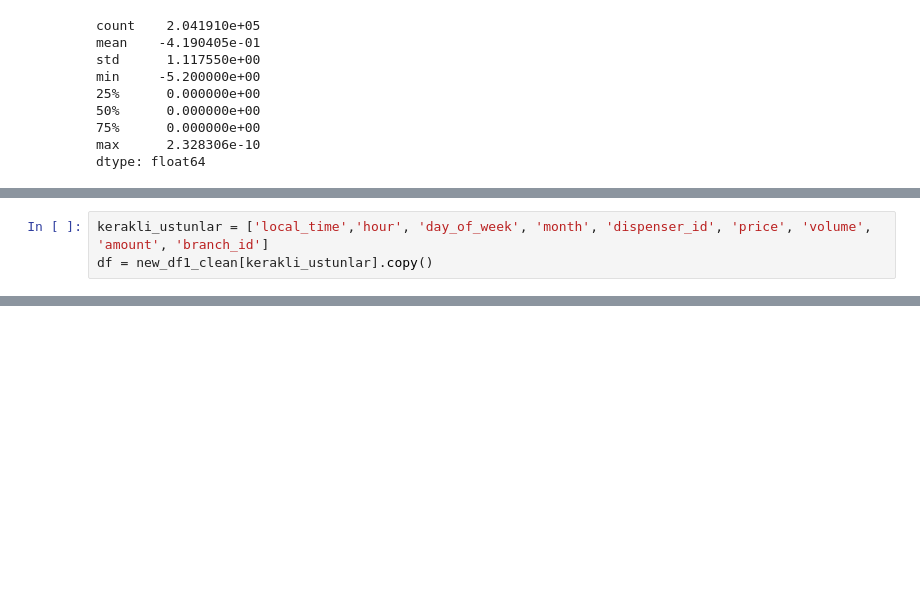
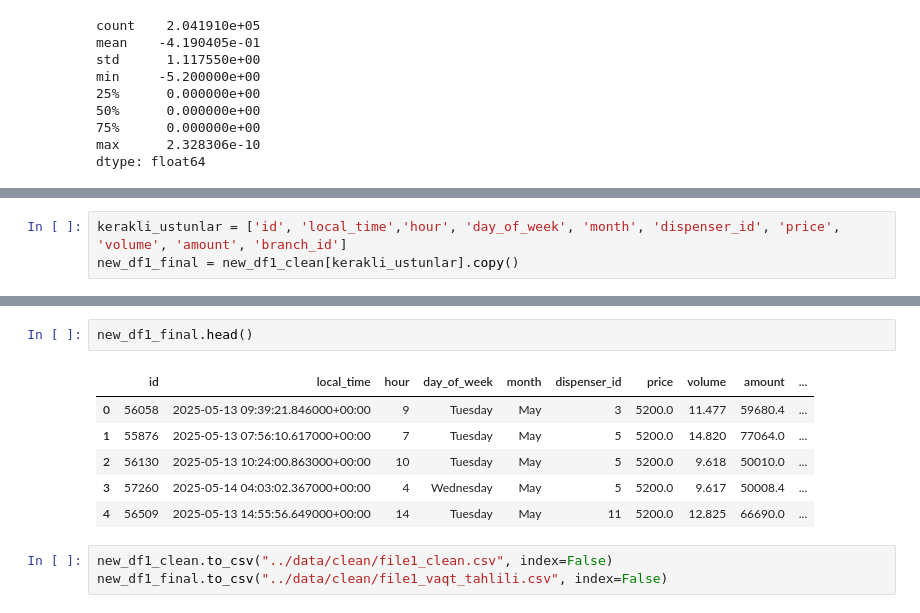
Before and after one commit to rayhon-dev/gas-stations-analytics, a Jupyter notebook: notebooks/eda_file1.ipynb, the cells around one changed output, grey strips where cells are left out. Drawn from its saved outputs; the diff is of its cells as text; blank space fills up the shorter version.

```diff
--- a/notebooks/eda_file1.ipynb
+++ b/notebooks/eda_file1.ipynb
@@ -635,4 +630,4 @@ new_df1_clean.columns.to_list()
  'hisoblangan_amount_v2']
 # %%
-kerakli_ustunlar = ['local_time','hour', 'day_of_week', 'month', 'dispenser_id', 'price', 'volume', 'amount', 'branch_id']
-df = new_df1_clean[kerakli_ustunlar].copy()
+kerakli_ustunlar = ['id', 'local_time','hour', 'day_of_week', 'month', 'dispenser_id', 'price', 'volume', 'amount', 'branch_id']
+new_df1_final = new_df1_clean[kerakli_ustunlar].copy()
@@ -1075,0 +634,12 @@ plt.show()
+# %%
+new_df1_final.head()
+# %% [output]
+|  | id | local_time | hour | day_of_week | month | dispenser_id | price | volume | amount | ... |
+| 0 | 56058 | 2025-05-13 09:39:21.846000+00:00 | 9 | Tuesday | May | 3 | 5200.0 | 11.477 | 59680.4 | ... |
+| 1 | 55876 | 2025-05-13 07:56:10.617000+00:00 | 7 | Tuesday | May | 5 | 5200.0 | 14.820 | 77064.0 | ... |
+| 2 | 56130 | 2025-05-13 10:24:00.863000+00:00 | 10 | Tuesday | May | 5 | 5200.0 | 9.618 | 50010.0 | ... |
+| 3 | 57260 | 2025-05-14 04:03:02.367000+00:00 | 4 | Wednesday | May | 5 | 5200.0 | 9.617 | 50008.4 | ... |
+| 4 | 56509 | 2025-05-13 14:55:56.649000+00:00 | 14 | Tuesday | May | 11 | 5200.0 | 12.825 | 66690.0 | ... |
+# %%
+new_df1_clean.to_csv("../data/clean/file1_clean.csv", index=False)
+new_df1_final.to_csv("../data/clean/file1_vaqt_tahlili.csv", index=False)
```
Also changed, not shown: parts of 48 cells of this notebook, 5 other files.
